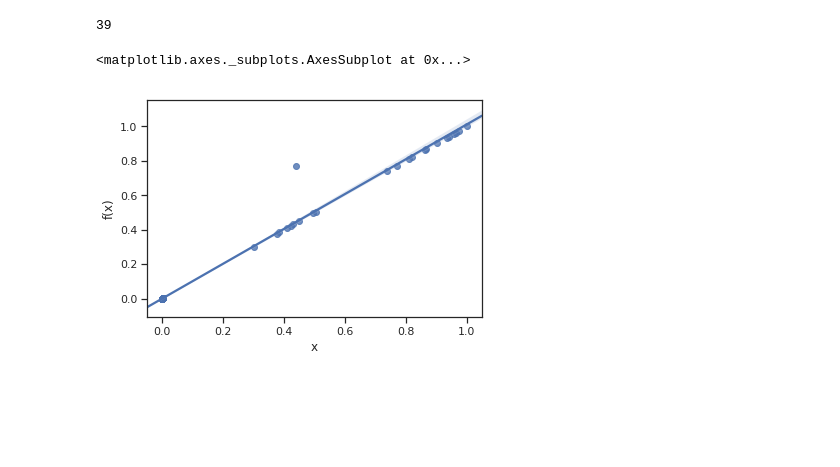
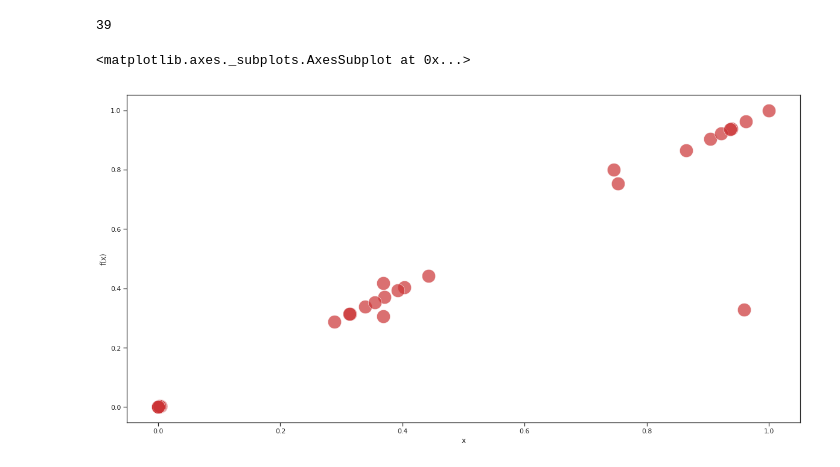
Before and after one commit to ltbringer/fastest, a Jupyter notebook: experiments/experiment_01__plot_function_args_vs_output.ipynb, the cells around one changed output. Cells and saved outputs as stored; diff of their text form; code cells hidden in the pictures; blank space fills up the shorter version.

Commit message:
add: visualizations update

```diff
--- a/experiments/experiment_01__plot_function_args_vs_output.ipynb
+++ b/experiments/experiment_01__plot_function_args_vs_output.ipynb
@@ -88,10 +88,11 @@ def experiment():
 # %%
 result = experiment()
 
-sns.regplot(x="x", y="f(x)", data=result)
+fig, ax = plt.subplots(figsize=(20, 10))
+sns.scatterplot(ax=ax, x="x", y="f(x)", data=result, palette='Set2', s=500, alpha=0.7)
 # %% [output]
 <matplotlib.axes._subplots.AxesSubplot at 0x...>
-[figure, old version]
+[figure, new version]
 # %%
 def experiment_join():
     data = {
```
Also changed, not shown: parts of 11 cells of this notebook.
